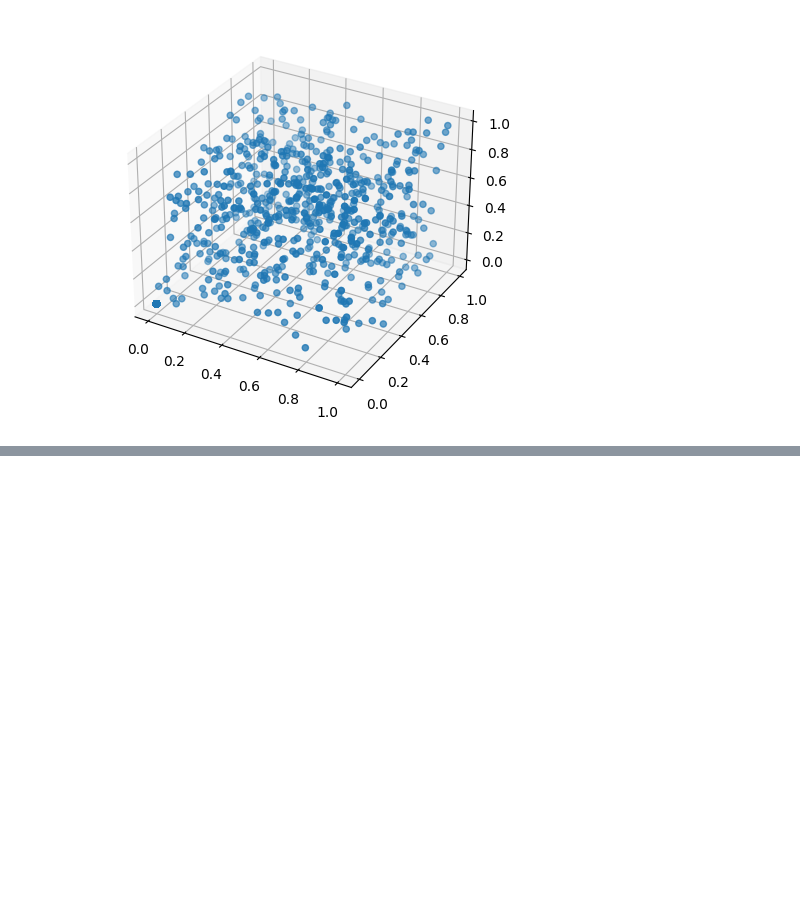
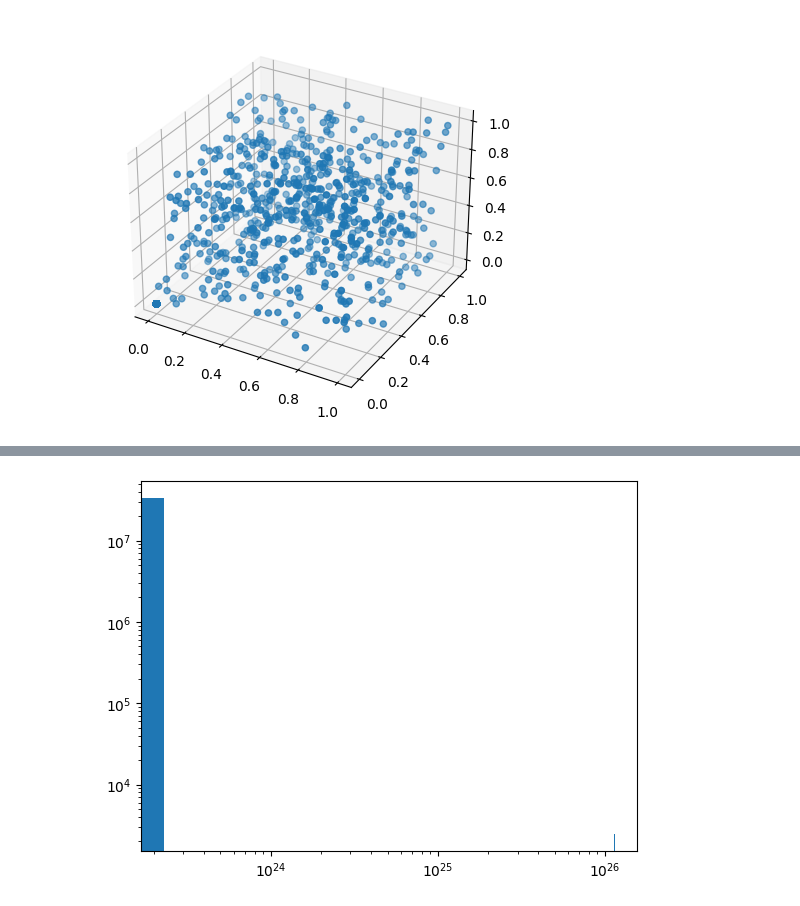
Before and after one commit to jenishadhikari221/Bachelorarbeit, a Jupyter notebook: main/Plotting.ipynb, the cells around one changed output, grey strips where cells are left out. Drawn from its saved outputs; the diff is of its cells as text; code cells hidden in the pictures; blank space fills up the shorter version.

```diff
--- a/main/Plotting.ipynb
+++ b/main/Plotting.ipynb
@@ -35,0 +50,8 @@ for i in range(0,10,3):
+# %%
+data = np.loadtxt("../build/Boltzman_verteilung_5x5_Mat.txt")
+plt.hist(data,500)
+plt.yscale('log')
+plt.xscale('log')
+plt.show()
+# %% [output]
+[figure, added]
```
Also changed, not shown: parts of 5 cells of this notebook.
